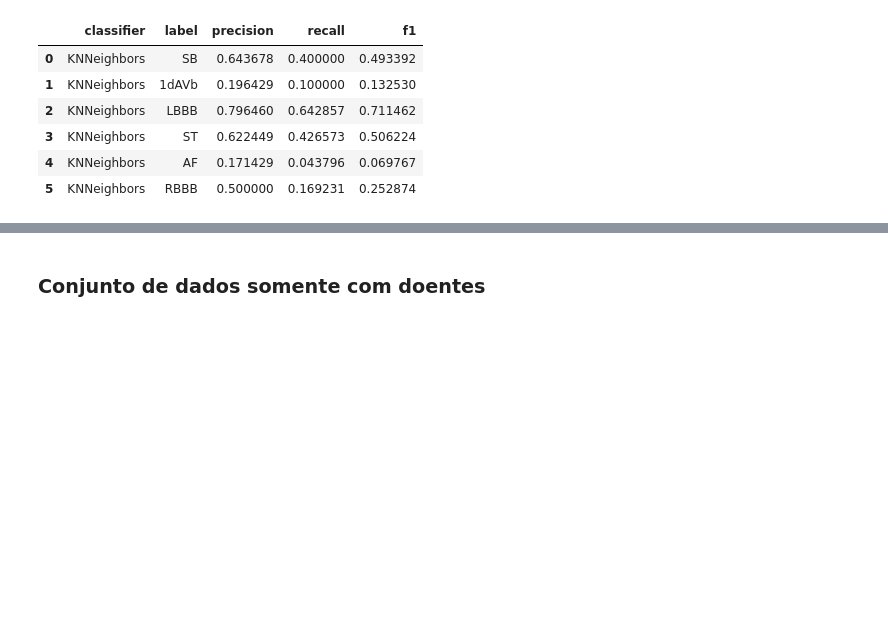
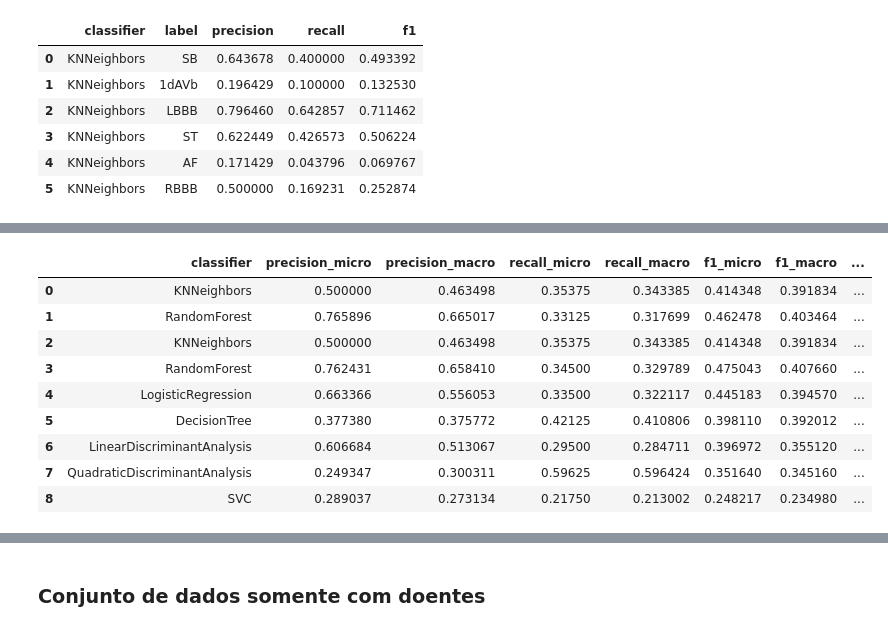
Before and after one commit to raularaju/visibility_graph_classifier, a Jupyter notebook: teste.ipynb, the cells around one changed output, grey strips where cells are left out. Saved outputs shown, nothing was run; the diff lists cells and outputs as text; code cells hidden in the pictures; blank space fills up the shorter version.

```diff
--- a/teste.ipynb
+++ b/teste.ipynb
@@ -371,0 +437,37 @@ df_results_per_class
+# %%
+classifierChain_classifiers['DecisionTree'].fit(X_train, y_train)
+y_pred = classifierChain_classifiers['DecisionTree'].predict(X_test)
+#print_metrics(y_test, y_pred)
+#print_metrics_per_class(y_test, y_pred)
+df_general_results.loc[len(df_general_results)] = {'classifier': 'DecisionTree', **get_metrics(y_test, y_pred)}
+# %%
+classifierChain_classifiers['LinearDiscriminantAnalysis'].fit(X_train, y_train)
+y_pred = classifierChain_classifiers['LinearDiscriminantAnalysis'].predict(X_test)
+#print_metrics(y_test, y_pred)
+#print_metrics_per_class(y_test, y_pred)
+df_general_results.loc[len(df_general_results)] = {'classifier': 'LinearDiscriminantAnalysis', **get_metrics(y_test, y_pred)}
+# %%
+classifierChain_classifiers['QuadraticDiscriminantAnalysis'].fit(X_train, y_train)
+y_pred = classifierChain_classifiers['QuadraticDiscriminantAnalysis'].predict(X_test)
+#print_metrics(y_test, y_pred)
+#print_metrics_per_class(y_test, y_pred)
+df_general_results.loc[len(df_general_results)] = {'classifier': 'QuadraticDiscriminantAnalysis', **get_metrics(y_test, y_pred)}
+# %%
+classifierChain_classifiers['SVC'].fit(X_train, y_train)
+y_pred = classifierChain_classifiers['SVC'].predict(X_test)
+#print_metrics(y_test, y_pred)
+#print_metrics_per_class(y_test, y_pred)
+df_general_results.loc[len(df_general_results)] = {'classifier': 'SVC', **get_metrics(y_test, y_pred)}
+# %%
+df_general_results
+# %% [output]
+|  | classifier | precision_micro | precision_macro | recall_micro | recall_macro | f1_micro | f1_macro | ... |
+| 0 | KNNeighbors | 0.500000 | 0.463498 | 0.35375 | 0.343385 | 0.414348 | 0.391834 | ... |
+| 1 | RandomForest | 0.765896 | 0.665017 | 0.33125 | 0.317699 | 0.462478 | 0.403464 | ... |
+| 2 | KNNeighbors | 0.500000 | 0.463498 | 0.35375 | 0.343385 | 0.414348 | 0.391834 | ... |
+| 3 | RandomForest | 0.762431 | 0.658410 | 0.34500 | 0.329789 | 0.475043 | 0.407660 | ... |
+| 4 | LogisticRegression | 0.663366 | 0.556053 | 0.33500 | 0.322117 | 0.445183 | 0.394570 | ... |
+| 5 | DecisionTree | 0.377380 | 0.375772 | 0.42125 | 0.410806 | 0.398110 | 0.392012 | ... |
+| 6 | LinearDiscriminantAnalysis | 0.606684 | 0.513067 | 0.29500 | 0.284711 | 0.396972 | 0.355120 | ... |
+| 7 | QuadraticDiscriminantAnalysis | 0.249347 | 0.300311 | 0.59625 | 0.596424 | 0.351640 | 0.345160 | ... |
+| 8 | SVC | 0.289037 | 0.273134 | 0.21750 | 0.213002 | 0.248217 | 0.234980 | ... |
```
Also changed, not shown: parts of 68 cells of this notebook.
